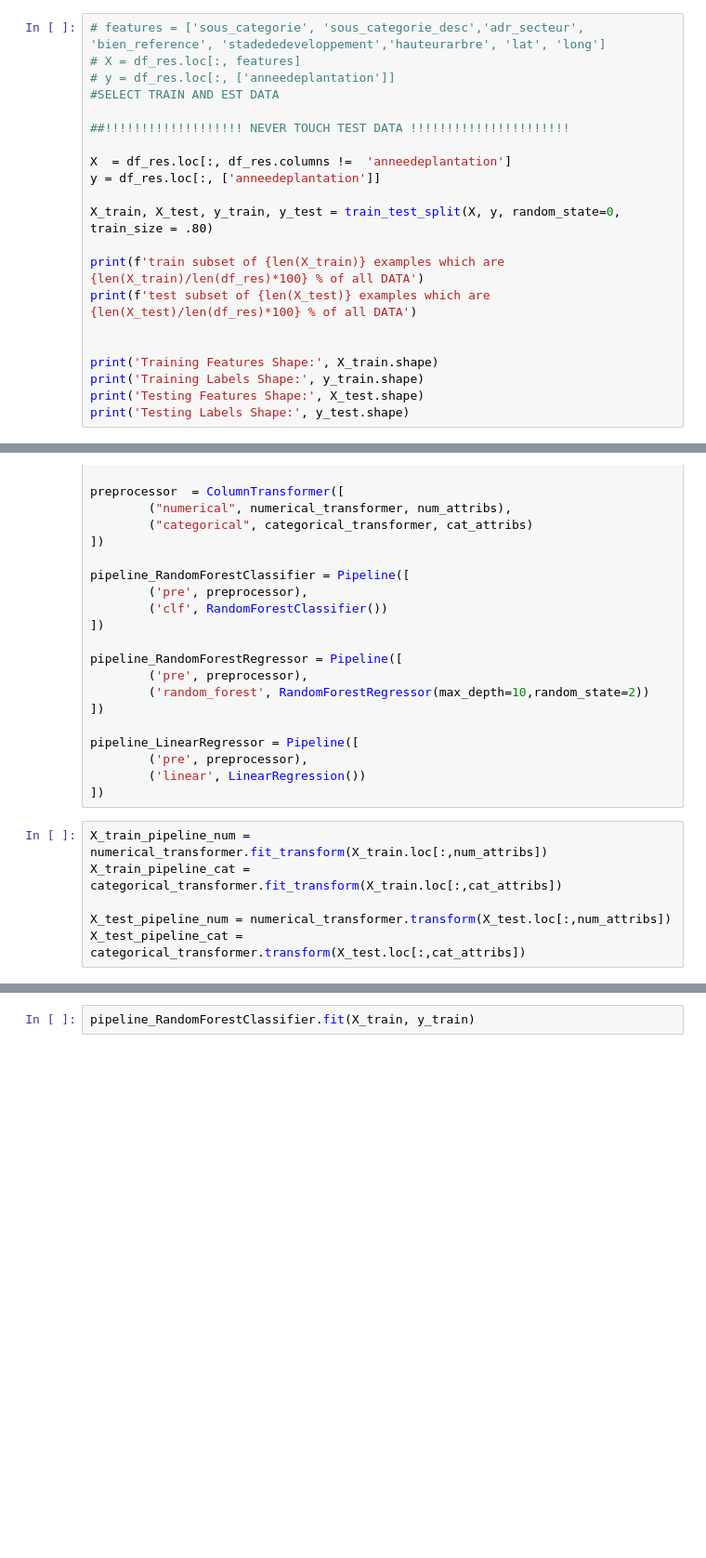
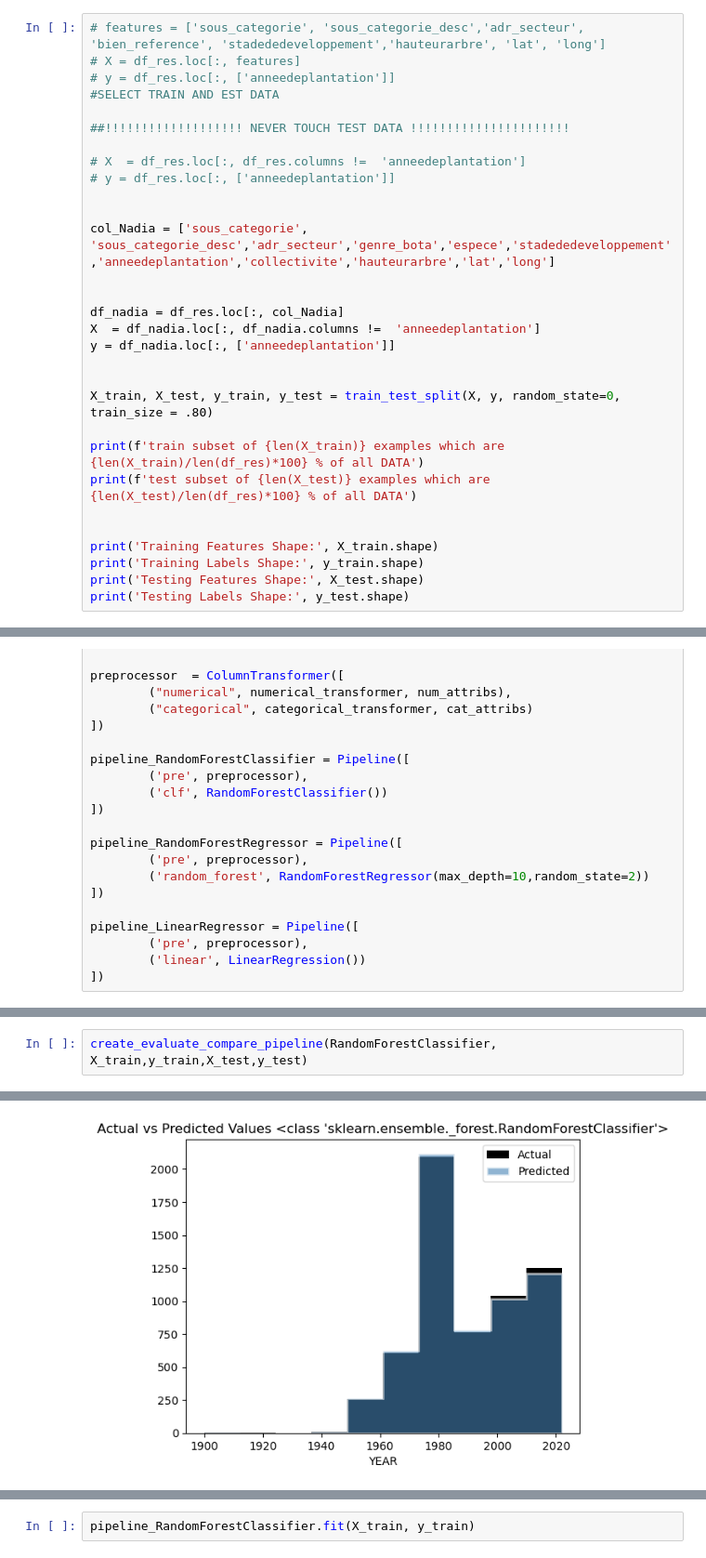
Before and after one commit to Impreccable/ML, a Jupyter notebook: main.ipynb, the cells around one changed output, grey strips where cells are left out. Shown at 93% size. Cells and saved outputs as stored; diff of their text form; blank space fills up the shorter version.

```diff
--- a/main.ipynb
+++ b/main.ipynb
@@ -200,8 +158,17 @@ Text(0.5, 1.0, 'CONCENTRATION TREES BY THE COORDINATES')
 
 ##!!!!!!!!!!!!!!!!!!! NEVER TOUCH TEST DATA !!!!!!!!!!!!!!!!!!!!!!
 
-X  = df_res.loc[:, df_res.columns !=  'anneedeplantation']
-y = df_res.loc[:, ['anneedeplantation']]
+# X  = df_res.loc[:, df_res.columns !=  'anneedeplantation']
+# y = df_res.loc[:, ['anneedeplantation']]
+
+
+col_Nadia = ['sous_categorie', 'sous_categorie_desc','adr_secteur','genre_bota','espece','stadededeveloppement','anneedeplantation','collectivite','hauteurarbre','lat','long']
+
+
+df_nadia = df_res.loc[:, col_Nadia]
+X  = df_nadia.loc[:, df_nadia.columns !=  'anneedeplantation']
+y = df_nadia.loc[:, ['anneedeplantation']]
+
 
 X_train, X_test, y_train, y_test = train_test_split(X, y, random_state=0, train_size = .80)
 
@@ -256,9 +223,3 @@ pipeline_LinearRegressor = Pipeline([
         ('pre', preprocessor),
         ('linear', LinearRegression())
 ])
-# %%
-X_train_pipeline_num = numerical_transformer.fit_transform(X_train.loc[:,num_attribs])
-X_train_pipeline_cat = categorical_transformer.fit_transform(X_train.loc[:,cat_attribs])
-
-X_test_pipeline_num = numerical_transformer.transform(X_test.loc[:,num_attribs])
-X_test_pipeline_cat = categorical_transformer.transform(X_test.loc[:,cat_attribs])
@@ -264,0 +287,3 @@ X_test_pipeline_cat = categorical_transformer.transform(X_test.loc[:,cat_attribs
+# %%
+create_evaluate_compare_pipeline(RandomForestClassifier, X_train,y_train,X_test,y_test)
+# %% [output]
@@ -264,0 +293 @@ X_test_pipeline_cat = categorical_transformer.transform(X_test.loc[:,cat_attribs
+[figure, added]
```
Also changed, not shown: parts of 16 cells of this notebook.
